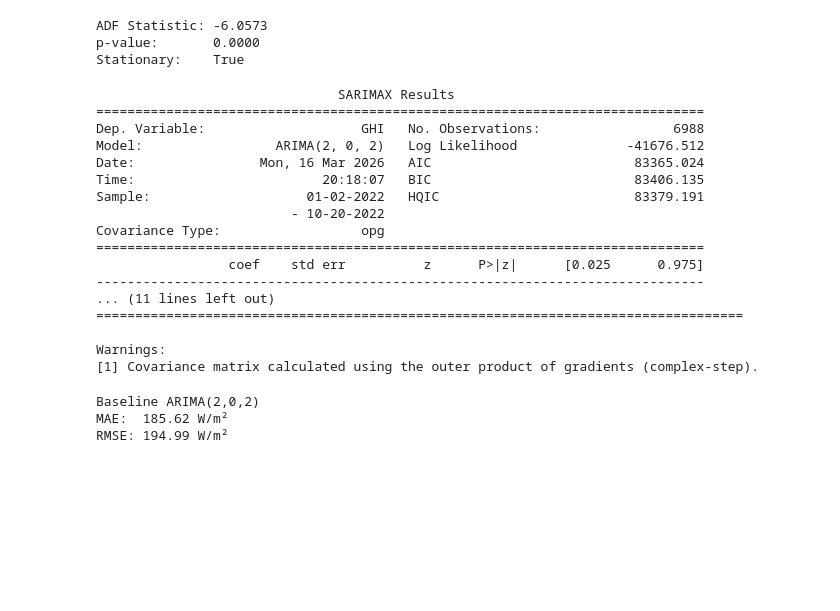
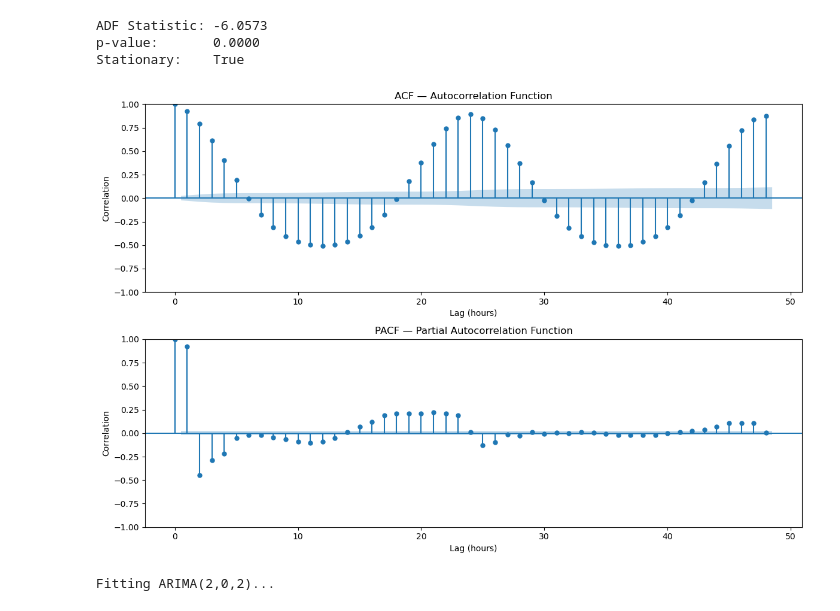
Before and after one commit to Smuthusivam/LEI-Assignment-01_Feb, a Jupyter notebook: Tasks/Tasks_2/Machine Learning Models.ipynb, the cells around one changed output. Cells and saved outputs as stored; diff of their text form; code cells hidden in the pictures; blank space fills up the shorter version.

```diff
--- a/Tasks/Tasks_2/Machine Learning Models.ipynb
+++ b/Tasks/Tasks_2/Machine Learning Models.ipynb
@@ -46,48 +165,3 @@ print(f'Stationary:    {result[1] < 0.05}')
 ADF Statistic: -6.0573
 p-value:       0.0000
 Stationary:    True
-# %%
-from statsmodels.tsa.arima.model import ARIMA
-from sklearn.metrics import mean_absolute_error, mean_squared_error
-
-# Fit ARIMA(2,0,2) on train
-model_arima = ARIMA(train, order=(2, 0, 2))
-result_arima = model_arima.fit()
-
-print(result_arima.summary())
-# %% [output]
-                               SARIMAX Results
-==============================================================================
-Dep. Variable:                    GHI   No. Observations:                 6988
-Model:                 ARIMA(2, 0, 2)   Log Likelihood              -41676.512
-Date:                Mon, 16 Mar 2026   AIC                          83365.024
-Time:                        20:18:07   BIC                          83406.135
-Sample:                    01-02-2022   HQIC                         83379.191
-                         - 10-20-2022
-Covariance Type:                  opg
-==============================================================================
-                 coef    std err          z      P>|z|      [0.025      0.975]
-------------------------------------------------------------------------------
-... (11 lines left out)
-===================================================================================
-
-Warnings:
-[1] Covariance matrix calculated using the outer product of gradients (complex-step).
-# %%
-# Forecast on test set
-forecast_arima = result_arima.forecast(steps=len(test))
-
-# Clip negative values (GHI cannot be negative)
-forecast_arima = forecast_arima.clip(lower=0)
-
-# Evaluate
-mae  = mean_absolute_error(test, forecast_arima)
-rmse = np.sqrt(mean_squared_error(test, forecast_arima))
-
-print(f'Baseline ARIMA(2,0,2)')
-print(f'MAE:  {mae:.2f} W/m²')
-print(f'RMSE: {rmse:.2f} W/m²')
-# %% [output]
-Baseline ARIMA(2,0,2)
-MAE:  185.62 W/m²
-RMSE: 194.99 W/m²
@@ -93,0 +170,18 @@ RMSE: 194.99 W/m²
+# %%
+fig, axes = plt.subplots(2, 1, figsize=(12, 8))
+
+plot_acf(train, lags=48, ax=axes[0], alpha=0.05)
+axes[0].set_title('ACF — Autocorrelation Function')
+axes[0].set_xlabel('Lag (hours)')
+axes[0].set_ylabel('Correlation')
+
+plot_pacf(train, lags=48, ax=axes[1], alpha=0.05, method='ywm')
+axes[1].set_title('PACF — Partial Autocorrelation Function')
+axes[1].set_xlabel('Lag (hours)')
+axes[1].set_ylabel('Correlation')
+
+plt.tight_layout()
+plt.savefig('../../outputs/acf_pacf.png', bbox_inches='tight', dpi=150)
+plt.show()
+# %% [output]
+[figure, added]
@@ -93,0 +191,9 @@ RMSE: 194.99 W/m²
+# %%
+# --- Baseline ARIMA ---
+print('Fitting ARIMA(2,0,2)...')
+model_arima = ARIMA(train, order=(2, 0, 2))
+result_arima = model_arima.fit()
+
+forecast_arima = result_arima.forecast(steps=len(test)).clip(lower=0)
+# %% [output]
+Fitting ARIMA(2,0,2)...
```
Also changed, not shown: parts of 10 cells of this notebook, 4 other files.
